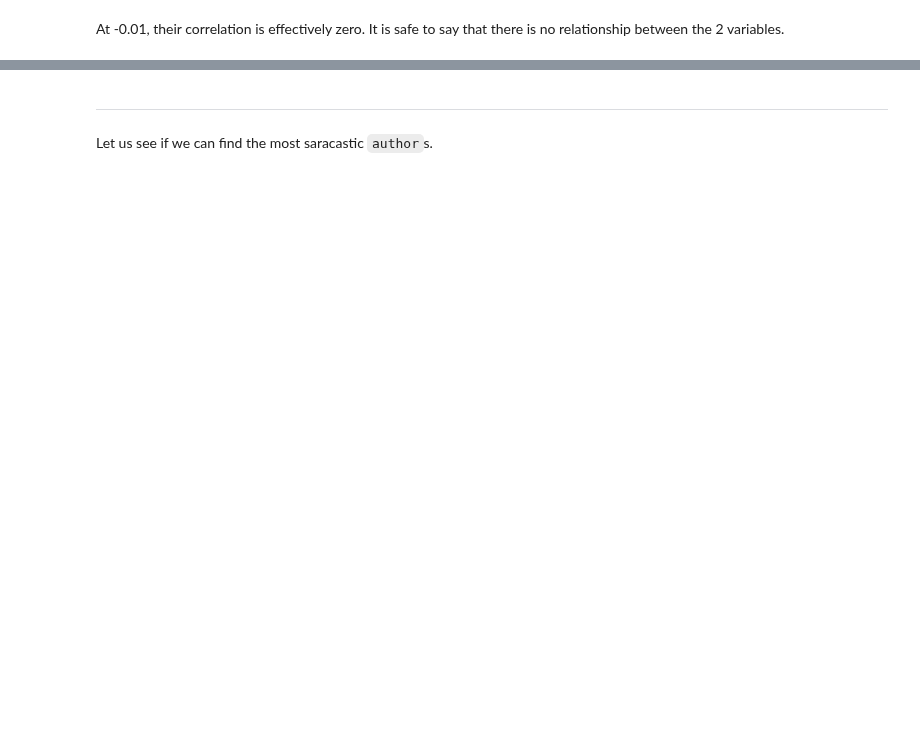
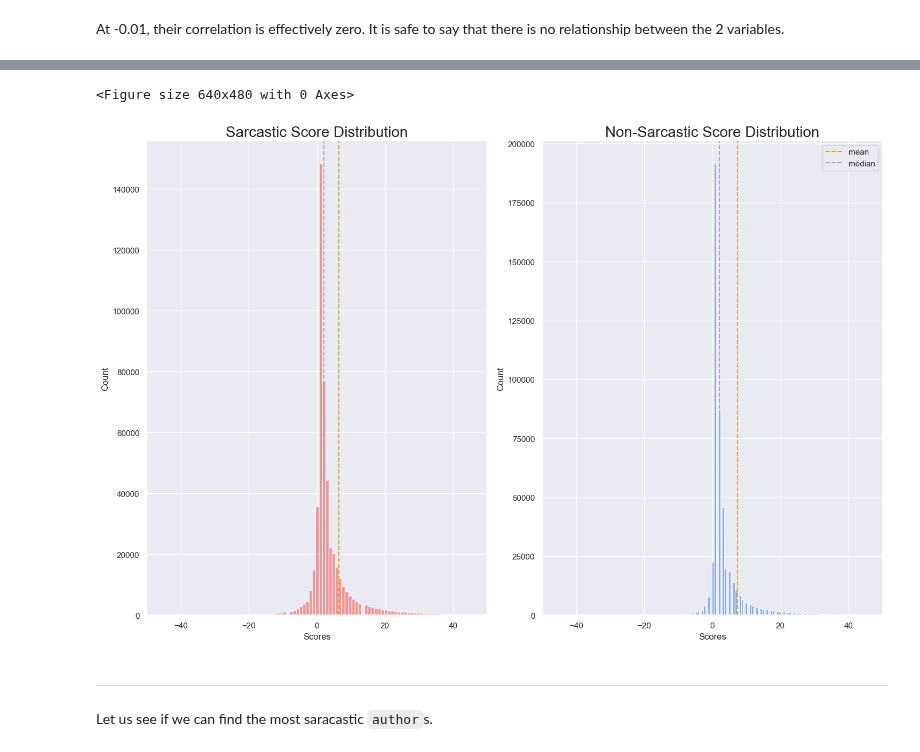
Before and after one commit to Sveto-G/Reddit-Sarcasm, a Jupyter notebook: Notebooks/reddit_eda.ipynb, the cells around one changed output, grey strips where cells are left out. Drawn from its saved outputs; the diff is of its cells as text; code cells hidden in the pictures; blank space fills up the shorter version.

```diff
--- a/Notebooks/reddit_eda.ipynb
+++ b/Notebooks/reddit_eda.ipynb
@@ -542,0 +612,29 @@ At -0.01, their correlation is effectively zero. It is safe to say that there is
+# %%
+plt.figure()
+plt.subplots(1,2, figsize=(15,10))
+
+plt.subplot(1,2,1)
+plt.hist(sarcastic['score'], bins=10000, color='lightcoral', alpha=0.8)
+plt.xlabel('Scores')
+plt.ylabel('Count')
+plt.title('Sarcastic Score Distribution', fontsize=20)
+plt.xlim(-50,50)
+plt.axvline(np.mean(sarcastic['score']), linestyle='--', color='goldenrod', label='mean')
+plt.axvline(np.median(sarcastic['score']), linestyle='--', color='darkgrey', label='median')
+
+
+plt.subplot(1,2,2)
+plt.hist(non_sarcastic['score'], bins=10000, color='cornflowerblue', alpha=0.8)
+plt.xlabel('Scores')
+plt.ylabel('Count')
+plt.title('Non-Sarcastic Score Distribution', fontsize=20)
+plt.xlim(-50,50)
+plt.axvline(np.mean(non_sarcastic['score']), linestyle='--', color='goldenrod', label='mean')
+plt.axvline(np.median(non_sarcastic['score']), linestyle='--', color='darkgrey', label='median')
+
+plt.legend()
+plt.tight_layout()
+plt.show()
+# %% [output]
+<Figure size 640x480 with 0 Axes>
+[figure, added]
```
Also changed, not shown: parts of 69 cells of this notebook.
